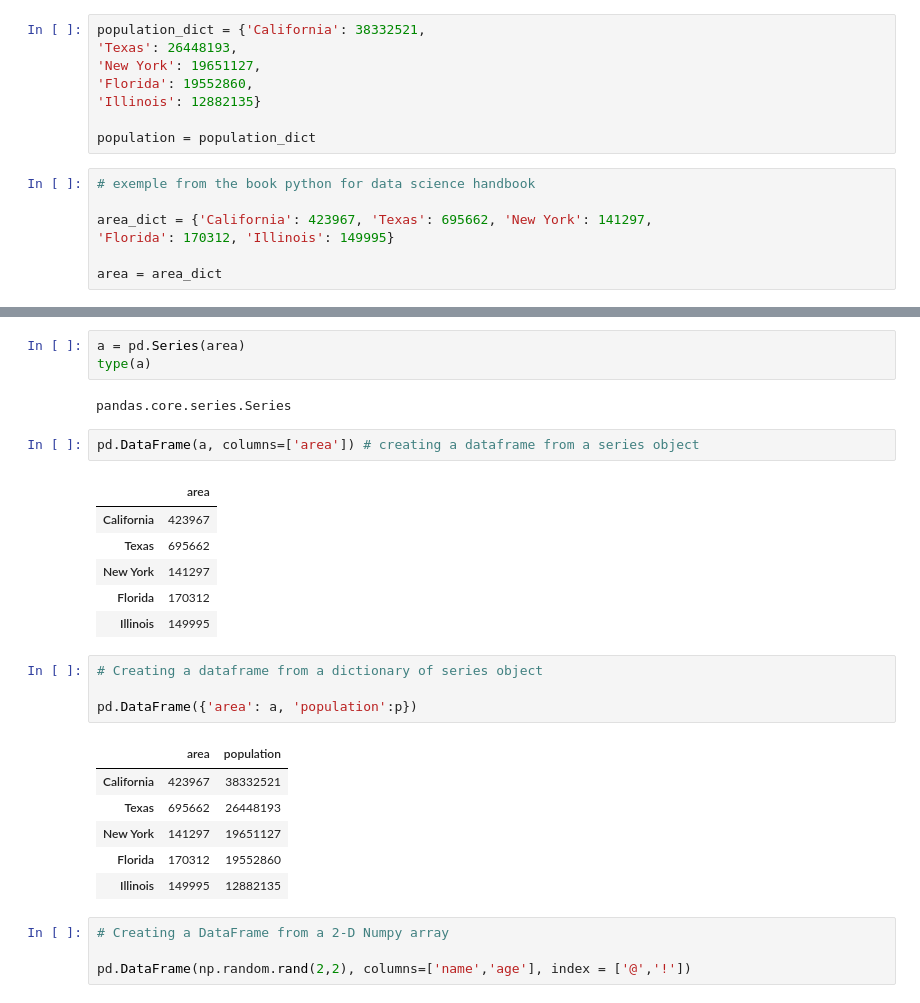
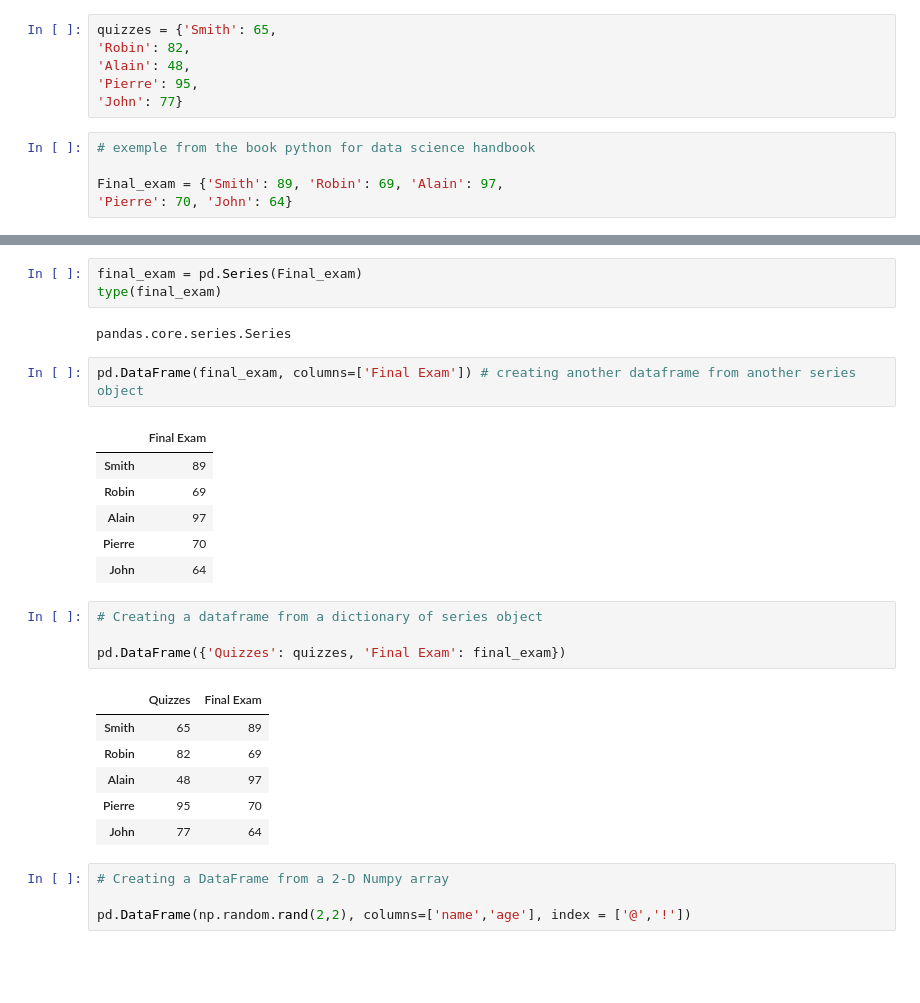
Before and after one commit to ali-d-nasseri/Python-Tutorials, a Jupyter notebook: Pandas-Tutorial.ipynb, the cells around one changed output, grey strips where cells are left out. Cells and saved outputs as stored; diff of their text form; blank space fills up the shorter version.

```diff
--- a/Pandas-Tutorial.ipynb
+++ b/Pandas-Tutorial.ipynb
@@ -123,18 +134,14 @@ df.index
 # %% [output]
 RangeIndex(start=0, stop=4, step=1)
 # %%
-population_dict = {'California': 38332521,
-'Texas': 26448193,
-'New York': 19651127,
-'Florida': 19552860,
-'Illinois': 12882135}
-
-population = population_dict
+quizzes = {'Smith': 65,
+'Robin': 82,
+'Alain': 48,
+'Pierre': 95,
+'John': 77}
 # %%
 # exemple from the book python for data science handbook
 
-area_dict = {'California': 423967, 'Texas': 695662, 'New York': 141297,
-'Florida': 170312, 'Illinois': 149995}
-
-area = area_dict
+Final_exam = {'Smith': 89, 'Robin': 69, 'Alain': 97,
+'Pierre': 70, 'John': 64}
 # %%
@@ -203,28 +206,28 @@ pd.DataFrame(p, columns=['population']) # adding a column name
 # %%
-a = pd.Series(area)
-type(a)
+final_exam = pd.Series(Final_exam)
+type(final_exam)
 # %% [output]
 pandas.core.series.Series
 # %%
-pd.DataFrame(a, columns=['area']) # creating a dataframe from a series object
+pd.DataFrame(final_exam, columns=['Final Exam']) # creating another dataframe from another series object
 # %% [output]
-|  | area |
-| California | 423967 |
-| Texas | 695662 |
-| New York | 141297 |
-| Florida | 170312 |
-| Illinois | 149995 |
+|  | Final Exam |
+| Smith | 89 |
+| Robin | 69 |
+| Alain | 97 |
+| Pierre | 70 |
+| John | 64 |
 # %%
 # Creating a dataframe from a dictionary of series object
 
-pd.DataFrame({'area': a, 'population':p})
+pd.DataFrame({'Quizzes': quizzes, 'Final Exam': final_exam})
 # %% [output]
-|  | area | population |
-| California | 423967 | 38332521 |
-| Texas | 695662 | 26448193 |
-| New York | 141297 | 19651127 |
-| Florida | 170312 | 19552860 |
-| Illinois | 149995 | 12882135 |
+|  | Quizzes | Final Exam |
+| Smith | 65 | 89 |
+| Robin | 82 | 69 |
+| Alain | 48 | 97 |
+| Pierre | 95 | 70 |
+| John | 77 | 64 |
 # %%
 # Creating a DataFrame from a 2-D Numpy array
 
```
Also changed, not shown: parts of 37 cells of this notebook, 3 other files.
